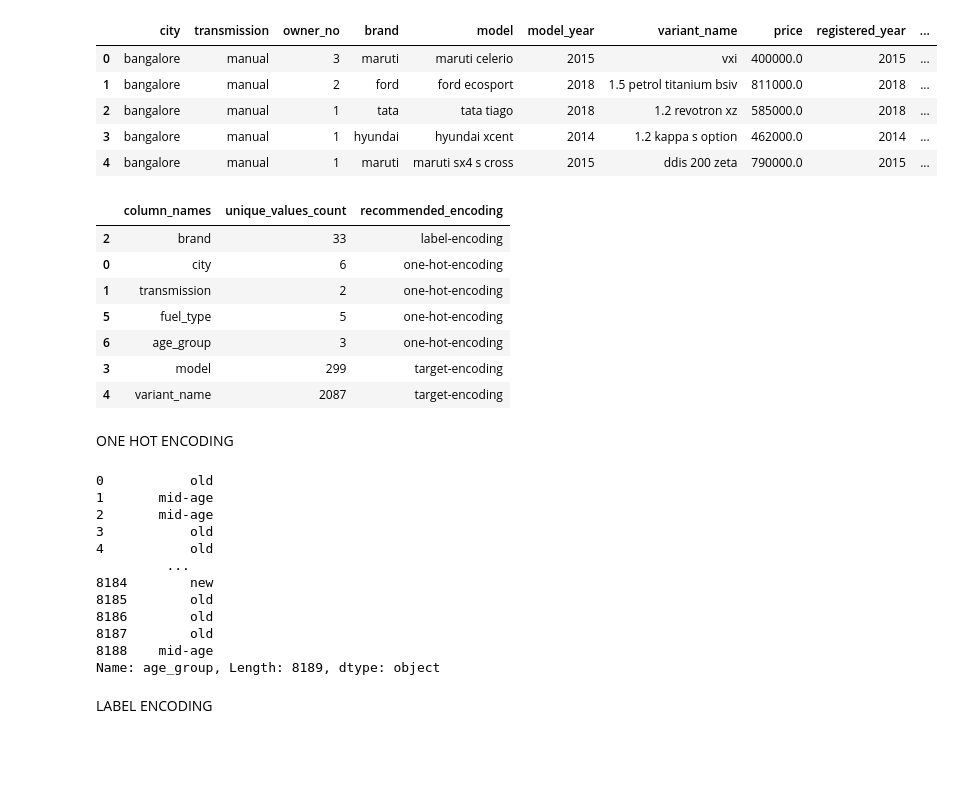
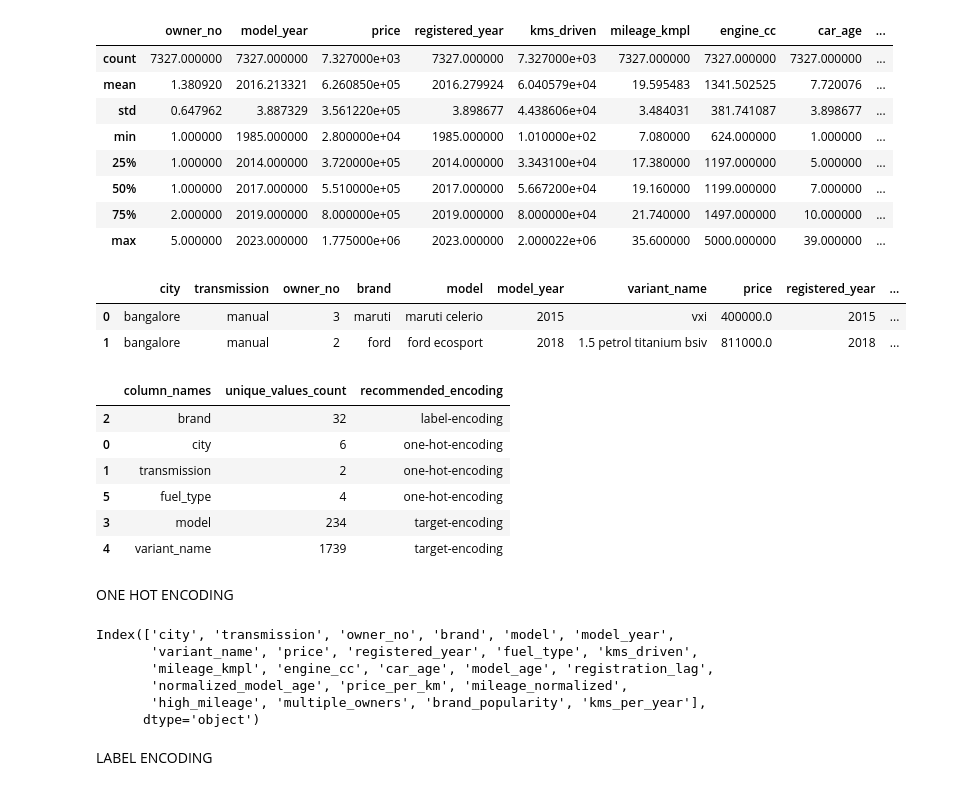
Before and after one commit to Yogesh-Prabu/Car-Dekho_Used-Car-Price-Prediction, a Jupyter notebook: 04_preprocessing.ipynb, the cells around one changed output. Cells and saved outputs as stored; diff of their text form; code cells hidden in the pictures; blank space fills up the shorter version.

Commit message:
encoding/scaling dataset

```diff
--- a/04_preprocessing.ipynb
+++ b/04_preprocessing.ipynb
@@ -1,7 +1,9 @@
 # %%
 import pandas as pd
+pd.set_option('display.max_columns', None)
 from sklearn.preprocessing import LabelEncoder
 from sklearn.preprocessing import MinMaxScaler
+from sklearn.preprocessing import StandardScaler
 import joblib
 import json
 # %%
@@ -30,12 +32,21 @@ memory usage: 1.2+ MB
+# %%
+df.describe()
+# %% [output]
+|  | owner_no | model_year | price | registered_year | kms_driven | mileage_kmpl | engine_cc | car_age | ... |
+| count | 7327.000000 | 7327.000000 | 7.327000e+03 | 7327.000000 | 7.327000e+03 | 7327.000000 | 7327.000000 | 7327.000000 | ... |
+| mean | 1.380920 | 2016.213321 | 6.260850e+05 | 2016.279924 | 6.040579e+04 | 19.595483 | 1341.502525 | 7.720076 | ... |
+| std | 0.647962 | 3.887329 | 3.561220e+05 | 3.898677 | 4.438606e+04 | 3.484031 | 381.741087 | 3.898677 | ... |
+| min | 1.000000 | 1985.000000 | 2.800000e+04 | 1985.000000 | 1.010000e+02 | 7.080000 | 624.000000 | 1.000000 | ... |
+| 25% | 1.000000 | 2014.000000 | 3.720000e+05 | 2014.000000 | 3.343100e+04 | 17.380000 | 1197.000000 | 5.000000 | ... |
+| 50% | 1.000000 | 2017.000000 | 5.510000e+05 | 2017.000000 | 5.667200e+04 | 19.160000 | 1199.000000 | 7.000000 | ... |
+| 75% | 2.000000 | 2019.000000 | 8.000000e+05 | 2019.000000 | 8.000000e+04 | 21.740000 | 1497.000000 | 10.000000 | ... |
+| max | 5.000000 | 2023.000000 | 1.775000e+06 | 2023.000000 | 2.000022e+06 | 35.600000 | 5000.000000 | 39.000000 | ... |
 # %%
-df.head()
+df.head(2)
 # %% [output]
 |  | city | transmission | owner_no | brand | model | model_year | variant_name | price | registered_year | ... |
 | 0 | bangalore | manual | 3 | maruti | maruti celerio | 2015 | vxi | 400000.0 | 2015 | ... |
 | 1 | bangalore | manual | 2 | ford | ford ecosport | 2018 | 1.5 petrol titanium bsiv | 811000.0 | 2018 | ... |
-| 2 | bangalore | manual | 1 | tata | tata tiago | 2018 | 1.2 revotron xz | 585000.0 | 2018 | ... |
-| 3 | bangalore | manual | 1 | hyundai | hyundai xcent | 2014 | 1.2 kappa s option | 462000.0 | 2014 | ... |
-| 4 | bangalore | manual | 1 | maruti | maruti sx4 s cross | 2015 | ddis 200 zeta | 790000.0 | 2015 | ... |
 # %%
 # Check the possible encoding methods
 categorical_dtypes = df.select_dtypes(include=['object']).columns.to_list() # take only categorical columns dtypes
@@ -65,12 +76,11 @@ encoding_recommended_df = pd.DataFrame(enc_recommendation)
 encoding_recommended_df.sort_values(by=['recommended_encoding'])
 # %% [output]
 |  | column_names | unique_values_count | recommended_encoding |
-| 2 | brand | 33 | label-encoding |
+| 2 | brand | 32 | label-encoding |
 | 0 | city | 6 | one-hot-encoding |
 | 1 | transmission | 2 | one-hot-encoding |
-| 5 | fuel_type | 5 | one-hot-encoding |
-| 6 | age_group | 3 | one-hot-encoding |
-| 3 | model | 299 | target-encoding |
-| 4 | variant_name | 2087 | target-encoding |
+| 5 | fuel_type | 4 | one-hot-encoding |
+| 3 | model | 234 | target-encoding |
+| 4 | variant_name | 1739 | target-encoding |
 # %% [markdown]
 ONE HOT ENCODING
@@ -81,15 +87,9 @@ df = pd.get_dummies(df,columns=one_hot_encoding_columns,drop_first=True)
 # %%
-df["age_group"]
+df.columns
 # %% [output]
-0           old
-1       mid-age
-2       mid-age
-3           old
-4           old
-         ...
-8184        new
-8185        old
-8186        old
-8187        old
-8188    mid-age
-Name: age_group, Length: 8189, dtype: object
+Index(['city', 'transmission', 'owner_no', 'brand', 'model', 'model_year',
+       'variant_name', 'price', 'registered_year', 'fuel_type', 'kms_driven',
+       'mileage_kmpl', 'engine_cc', 'car_age', 'model_age', 'registration_lag',
+       'normalized_model_age', 'price_per_km', 'mileage_normalized',
+       'high_mileage', 'multiple_owners', 'brand_popularity', 'kms_per_year'],
+      dtype='object')
```
Also changed, not shown: parts of 17 cells of this notebook.
